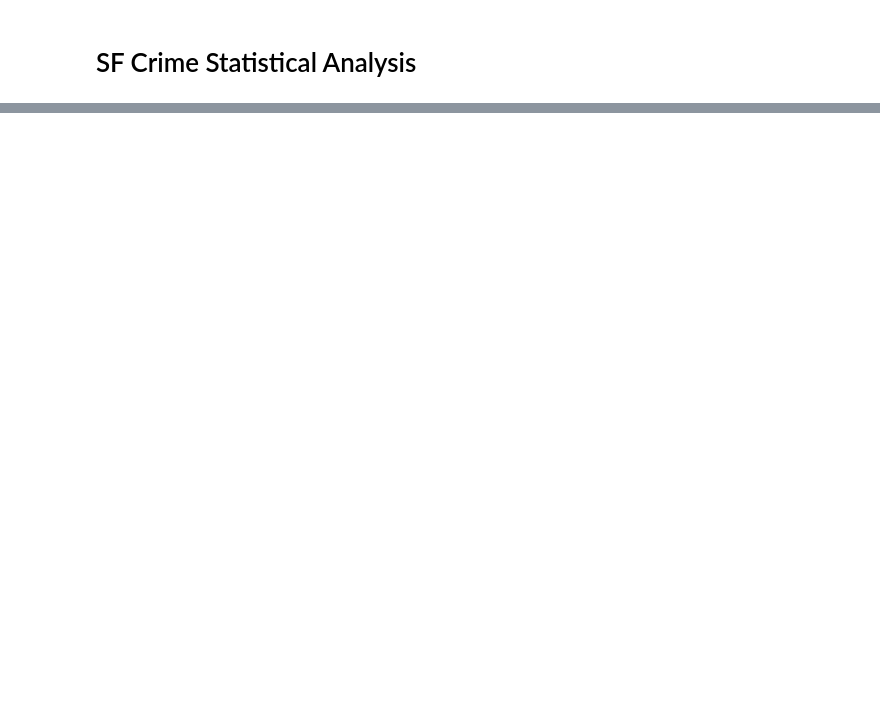
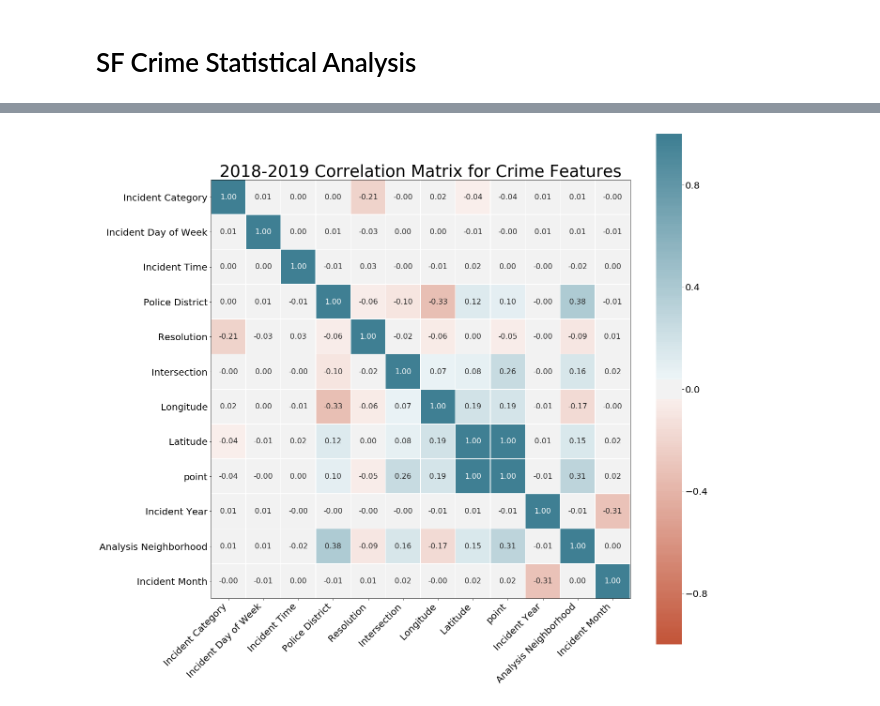
Before and after one commit to gyamane/Springboard, a Jupyter notebook: capstone_project_1/statistical_data_analysis.ipynb, the cells around one changed output, grey strips where cells are left out. Saved outputs shown, nothing was run; the diff lists cells and outputs as text; code cells hidden in the pictures; blank space fills up the shorter version.

```diff
--- a/capstone_project_1/statistical_data_analysis.ipynb
+++ b/capstone_project_1/statistical_data_analysis.ipynb
@@ -16,0 +192,28 @@ df.head()
+# %%
+# Create dataframe with reports from 2018-2019 and plot correlation matrix
+columns = ['Incident Category', 'Incident Day of Week', 'Incident Time', 'Police District', 'Resolution', 'Intersection', 'Longitude', 'Latitude', 'point', 'Incident Year', 'Analysis Neighborhood', 'Incident Month']
+data_2018_2019 = df.copy()
+data_2018_2019 = data_2018_2019[data_2018_2019["Incident Year"] > 2017]
+
+# Add 'Incident Month' column and update "Incident Time" column to be by hour for easier reference
+data_2018_2019["Incident Month"] = pd.to_datetime(data_2018_2019["Incident Date"]).dt.month
+data_2018_2019 = data_2018_2019[columns]
+data_2018_2019["Incident Time"] = data_2018_2019["Incident Time"].str.split(':').str[0]
+
+def string_to_category(df):
+    """Convert string columns of input crime dataframe to 'categorical codes' to be used for correlation matrix"""
+
+    df["Incident Category"] = df["Incident Category"].astype('category').cat.codes
+    df["Incident Day of Week"] = df["Incident Day of Week"].astype('category').cat.codes
+    df["Incident Time"] = df["Incident Time"].astype('category').cat.codes
+    df["Police District"] = df["Police District"].astype('category').cat.codes
+    df["Resolution"] = df["Resolution"].astype('category').cat.codes
+    df["Intersection"] = df["Intersection"].astype('category').cat.codes
+    df["Analysis Neighborhood"] = df["Analysis Neighborhood"].astype('category').cat.codes
+    df["point"] = df["point"].astype('category').cat.codes
+
+
+string_to_category(data_2018_2019)
+create_corr(data_2018_2019)
+# %% [output]
+[figure, added]
```
Also changed, not shown: parts of 15 cells of this notebook, 6 other files.
